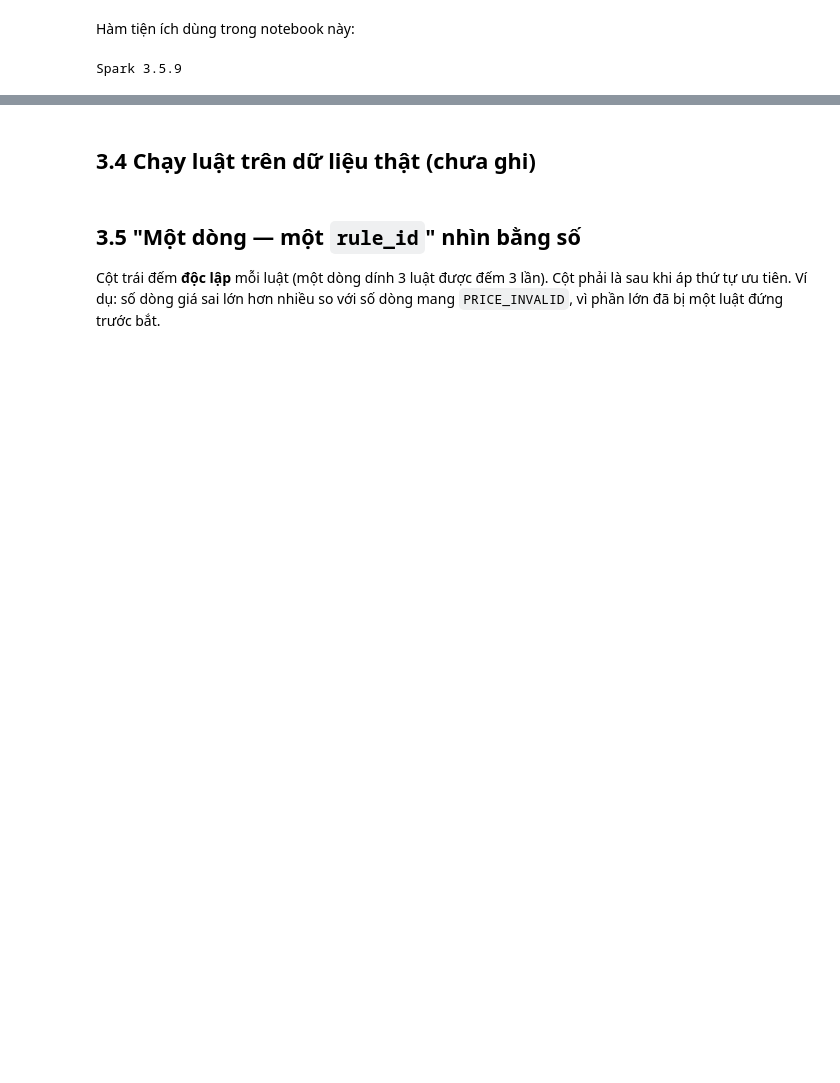
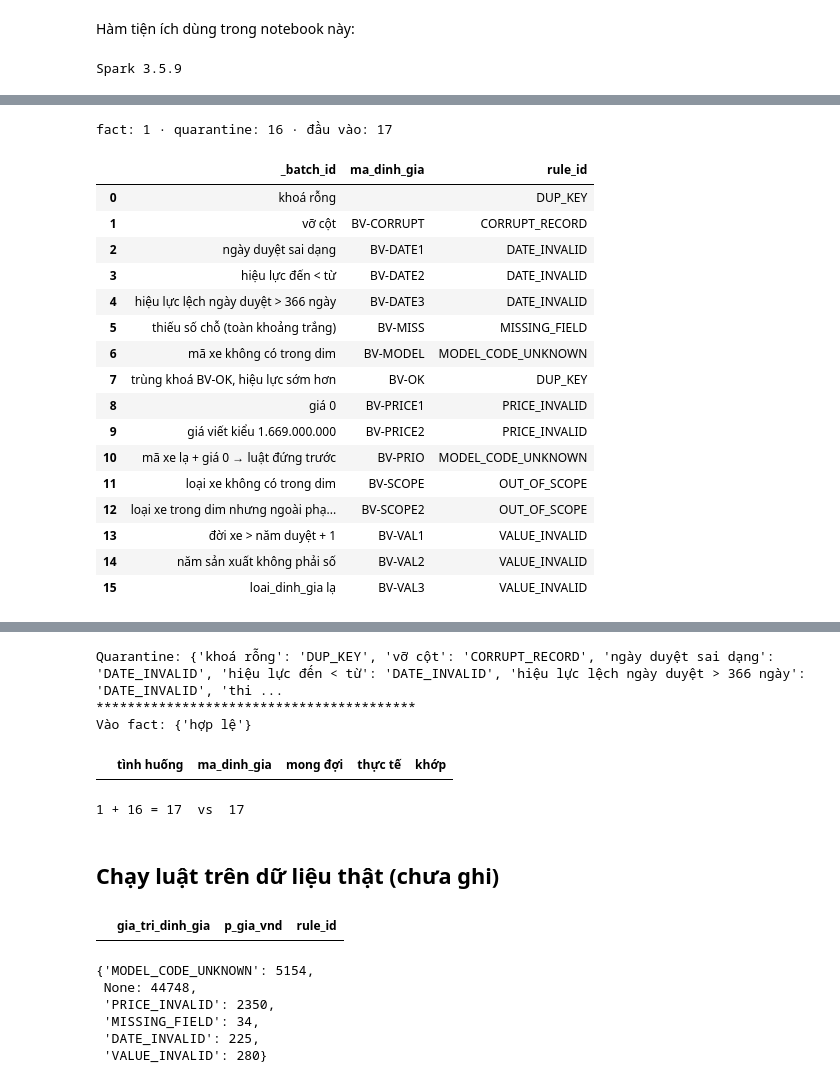
Before and after one commit to AIVIETNAM-AIO-TQNHAN/gia_tri_xe_oto, a Jupyter notebook: notebook/03_bronze_silver.ipynb, the cells around one changed output, grey strips where cells are left out. Cells and saved outputs as stored; diff of their text form; code cells hidden in the pictures; blank space fills up the shorter version.

```diff
--- a/notebook/03_bronze_silver.ipynb
+++ b/notebook/03_bronze_silver.ipynb
@@ -168,0 +254,25 @@ table
+# %%
+# transform trên Silver
+fact_t, quar_t = silver.transform(df_cases, dim_model, dim_vehicle_type)
+print(f"fact: {fact_t.count()} · quarantine: {quar_t.count()} · đầu vào: {df_cases.count()}")
+display(show(quar_t.select("_batch_id", "ma_dinh_gia", "rule_id"), 30))
+show(fact_t, 5)
+# %% [output]
+fact: 1 · quarantine: 16 · đầu vào: 17
+|  | _batch_id | ma_dinh_gia | rule_id |
+| 0 | khoá rỗng |  | DUP_KEY |
+| 1 | vỡ cột | BV-CORRUPT | CORRUPT_RECORD |
+| 2 | ngày duyệt sai dạng | BV-DATE1 | DATE_INVALID |
+| 3 | hiệu lực đến < từ | BV-DATE2 | DATE_INVALID |
+| 4 | hiệu lực lệch ngày duyệt > 366 ngày | BV-DATE3 | DATE_INVALID |
+| 5 | thiếu số chỗ (toàn khoảng trắng) | BV-MISS | MISSING_FIELD |
+| 6 | mã xe không có trong dim | BV-MODEL | MODEL_CODE_UNKNOWN |
+| 7 | trùng khoá BV-OK, hiệu lực sớm hơn | BV-OK | DUP_KEY |
+| 8 | giá 0 | BV-PRICE1 | PRICE_INVALID |
+| 9 | giá viết kiểu 1.669.000.000 | BV-PRICE2 | PRICE_INVALID |
+| 10 | mã xe lạ + giá 0 → luật đứng trước | BV-PRIO | MODEL_CODE_UNKNOWN |
+| 11 | loại xe không có trong dim | BV-SCOPE | OUT_OF_SCOPE |
+| 12 | loại xe trong dim nhưng ngoài phạ... | BV-SCOPE2 | OUT_OF_SCOPE |
+| 13 | đời xe > năm duyệt + 1 | BV-VAL1 | VALUE_INVALID |
+| 14 | năm sản xuất không phải số | BV-VAL2 | VALUE_INVALID |
+| 15 | loai_dinh_gia lạ | BV-VAL3 | VALUE_INVALID |
@@ -169,2 +281,26 @@ table
+# %%
+in_quar_t = {r["_batch_id"]: r["rule_id"] for r in quar_t.select("_batch_id", "rule_id").collect()}
+in_fact = {r["_batch_id"] for r in fact_t.select("_batch_id").collect()}
+print("Quarantine:", in_quar_t)
+print("*****************************************")
+print("Vào fact:", in_fact)
+# %% [output]
+Quarantine: {'khoá rỗng': 'DUP_KEY', 'vỡ cột': 'CORRUPT_RECORD', 'ngày duyệt sai dạng': 'DATE_INVALID', 'hiệu lực đến < từ': 'DATE_INVALID', 'hiệu lực lệch ngày duyệt > 366 ngày': 'DATE_INVALID', 'thi ...
+*****************************************
+Vào fact: {'hợp lệ'}
+# %%
+table = pd.DataFrame([{"tình huống": case, "ma_dinh_gia": key, "mong đợi": exp or "→ fact",
+                       "thực tế": in_quar_t.get(case) or ("→ fact" if case in in_fact else "MẤT DÒNG")}
+                      for case, key, _, exp in CASE_LIST])
+table["khớp"] = table["mong đợi"] == table["thực tế"]
+table[~table["khớp"]]
+# %% [output]
+|  | tình huống | ma_dinh_gia | mong đợi | thực tế | khớp |
+# %%
+assert table["khớp"].all(), "Có dòng đi sai chỗ"
+assert fact_t.count() + quar_t.count() == df_cases.count(), "Có dòng biến mất"
+print(f"{fact_t.count()} + {quar_t.count()} = {fact_t.count() + quar_t.count()}  vs  {df_cases.count()}")
+# %% [output]
+1 + 16 = 17  vs  17
 # %% [markdown]
-## 3.4 Chạy luật trên dữ liệu thật (chưa ghi)
+## Chạy luật trên dữ liệu thật (chưa ghi)
@@ -178,6 +307,21 @@ compare(by_rule, EXPECTED["rules"])
-# %% [markdown]
-## 3.5 "Một dòng — một `rule_id`" nhìn bằng số
-
-Cột trái đếm **độc lập** mỗi luật (một dòng dính 3 luật được đếm 3 lần). Cột phải là sau khi áp thứ
-tự ưu tiên. Ví dụ: số dòng giá sai lớn hơn nhiều so với số dòng mang `PRICE_INVALID`, vì phần lớn đã
-bị một luật đứng trước bắt.
+# %%
+# parse kiểu, tra dimension và assign rule
+staged = silver.assign_rule_id(silver.parse_and_lookup(active, dim_model, dim_vehicle_type)).cache()
+# Cột p_ đã parse cạnh cột thô, kèm khoá dim và rule_id
+show(staged.select("ma_dinh_gia", "gia_tri_dinh_gia", "p_gia_vnd", "ngay_duyet", "p_ngay_duyet",
+                   "ma_dong_xe", "model_key", "nhom_xe", "vehicle_type_key", "rule_id"), 10)
+# Parse thất bại, record có giá trị nhưng p_ là null
+show(staged.filter(F.col("p_gia_vnd").isNull() & F.col("gia_tri_dinh_gia").isNotNull())
+           .select("gia_tri_dinh_gia", "p_gia_vnd", "rule_id"), 10)
+# %% [output]
+|  | gia_tri_dinh_gia | p_gia_vnd | rule_id |
+# %%
+by_rule = {r["rule_id"]: r["count"] for r in staged.groupBy("rule_id").count().collect()}
+by_rule
+# %% [output]
+{'MODEL_CODE_UNKNOWN': 5154,
+ None: 44748,
+ 'PRICE_INVALID': 2350,
+ 'MISSING_FIELD': 34,
+ 'DATE_INVALID': 225,
+ 'VALUE_INVALID': 280}
```
Also changed, not shown: parts of 42 cells of this notebook, 5 other files.
